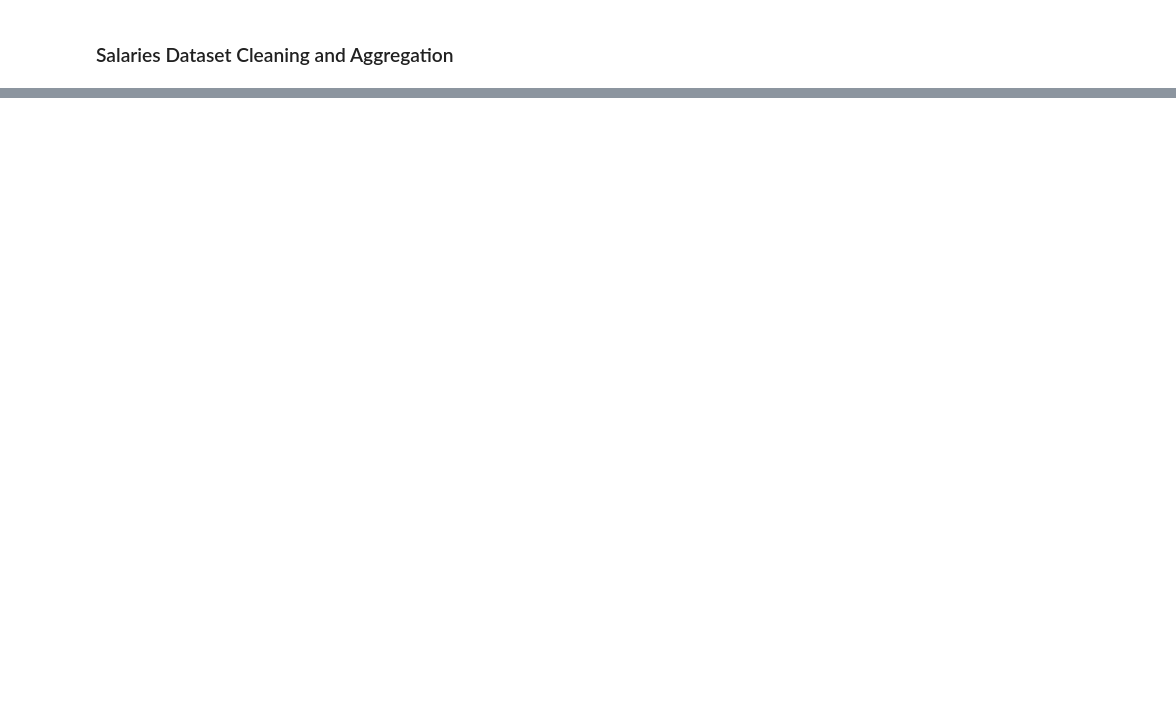
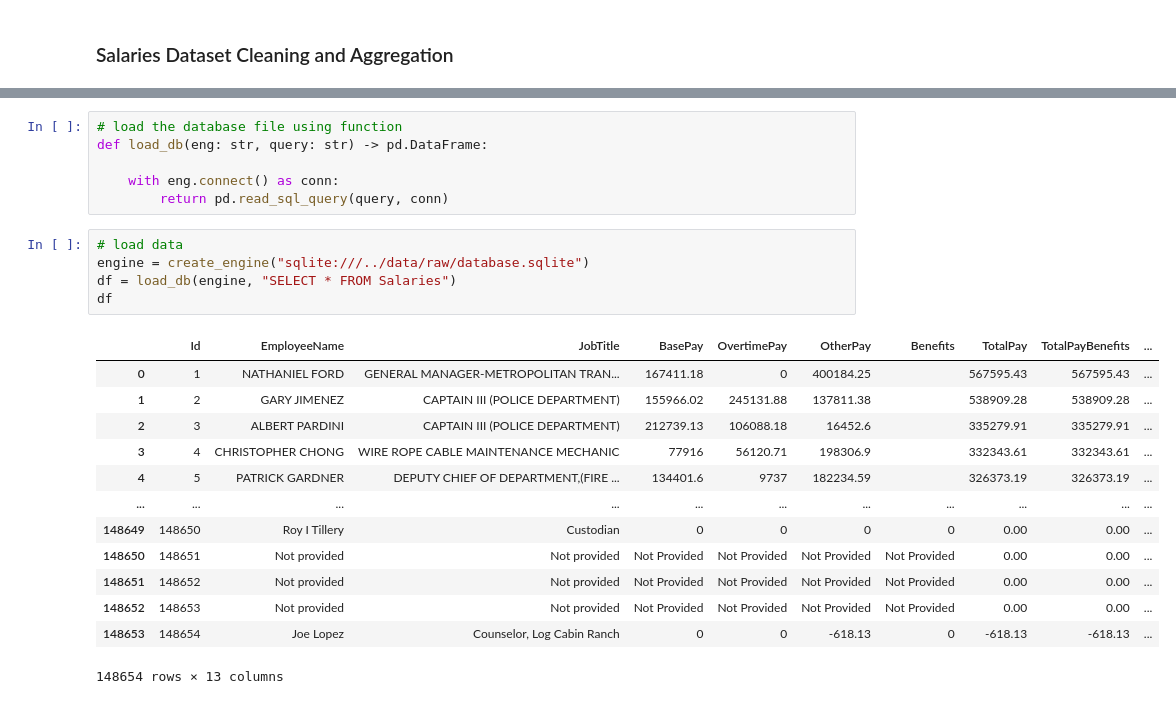
Before and after one commit to leiandrei/Salaries-Dataset-Cleaning-and-Aggregation, a Jupyter notebook: notebooks/analysis.ipynb, the cells around one changed output, grey strips where cells are left out. Drawn from its saved outputs; the diff is of its cells as text; blank space fills up the shorter version.

```diff
--- a/notebooks/analysis.ipynb
+++ b/notebooks/analysis.ipynb
@@ -303,0 +18,25 @@ salary_trends.head()
+# %%
+# load the database file using function
+def load_db(eng: str, query: str) -> pd.DataFrame:
+
+    with eng.connect() as conn:
+        return pd.read_sql_query(query, conn)
+# %%
+# load data
+engine = create_engine("sqlite:///../data/raw/database.sqlite")
+df = load_db(engine, "SELECT * FROM Salaries")
+df
+# %% [output]
+|  | Id | EmployeeName | JobTitle | BasePay | OvertimePay | OtherPay | Benefits | TotalPay | TotalPayBenefits | ... |
+| 0 | 1 | NATHANIEL FORD | GENERAL MANAGER-METROPOLITAN TRAN... | 167411.18 | 0 | 400184.25 |  | 567595.43 | 567595.43 | ... |
+| 1 | 2 | GARY JIMENEZ | CAPTAIN III (POLICE DEPARTMENT) | 155966.02 | 245131.88 | 137811.38 |  | 538909.28 | 538909.28 | ... |
+| 2 | 3 | ALBERT PARDINI | CAPTAIN III (POLICE DEPARTMENT) | 212739.13 | 106088.18 | 16452.6 |  | 335279.91 | 335279.91 | ... |
+| 3 | 4 | CHRISTOPHER CHONG | WIRE ROPE CABLE MAINTENANCE MECHANIC | 77916 | 56120.71 | 198306.9 |  | 332343.61 | 332343.61 | ... |
+| 4 | 5 | PATRICK GARDNER | DEPUTY CHIEF OF DEPARTMENT,(FIRE ... | 134401.6 | 9737 | 182234.59 |  | 326373.19 | 326373.19 | ... |
+| ... | ... | ... | ... | ... | ... | ... | ... | ... | ... | ... |
+| 148649 | 148650 | Roy I Tillery | Custodian | 0 | 0 | 0 | 0 | 0.00 | 0.00 | ... |
+| 148650 | 148651 | Not provided | Not provided | Not Provided | Not Provided | Not Provided | Not Provided | 0.00 | 0.00 | ... |
+| 148651 | 148652 | Not provided | Not provided | Not Provided | Not Provided | Not Provided | Not Provided | 0.00 | 0.00 | ... |
+| 148652 | 148653 | Not provided | Not provided | Not Provided | Not Provided | Not Provided | Not Provided | 0.00 | 0.00 | ... |
+| 148653 | 148654 | Joe Lopez | Counselor, Log Cabin Ranch | 0 | 0 | -618.13 | 0 | -618.13 | -618.13 | ... |
+148654 rows × 13 columns
```
Also changed, not shown: parts of 37 cells of this notebook, 3 other files.
